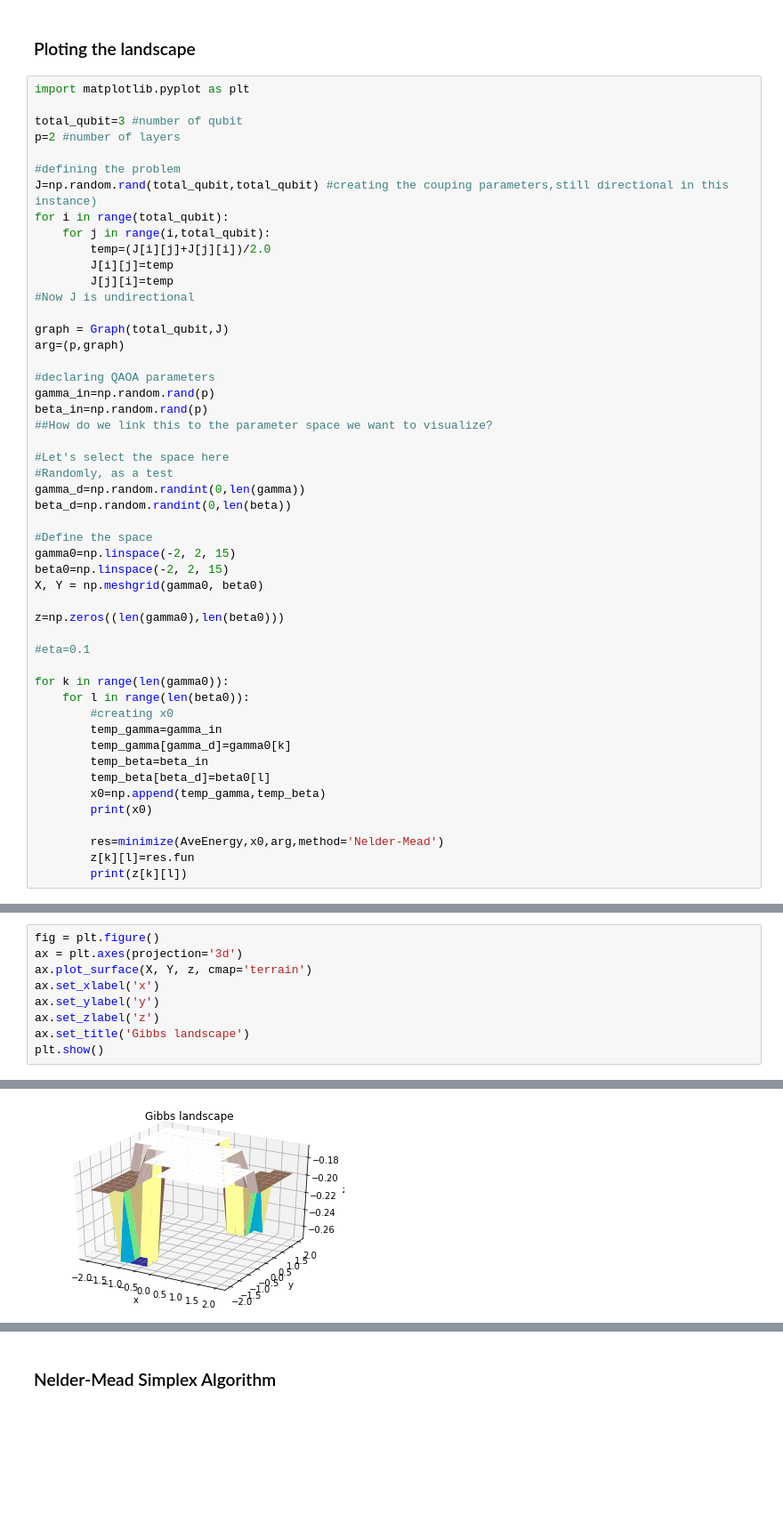
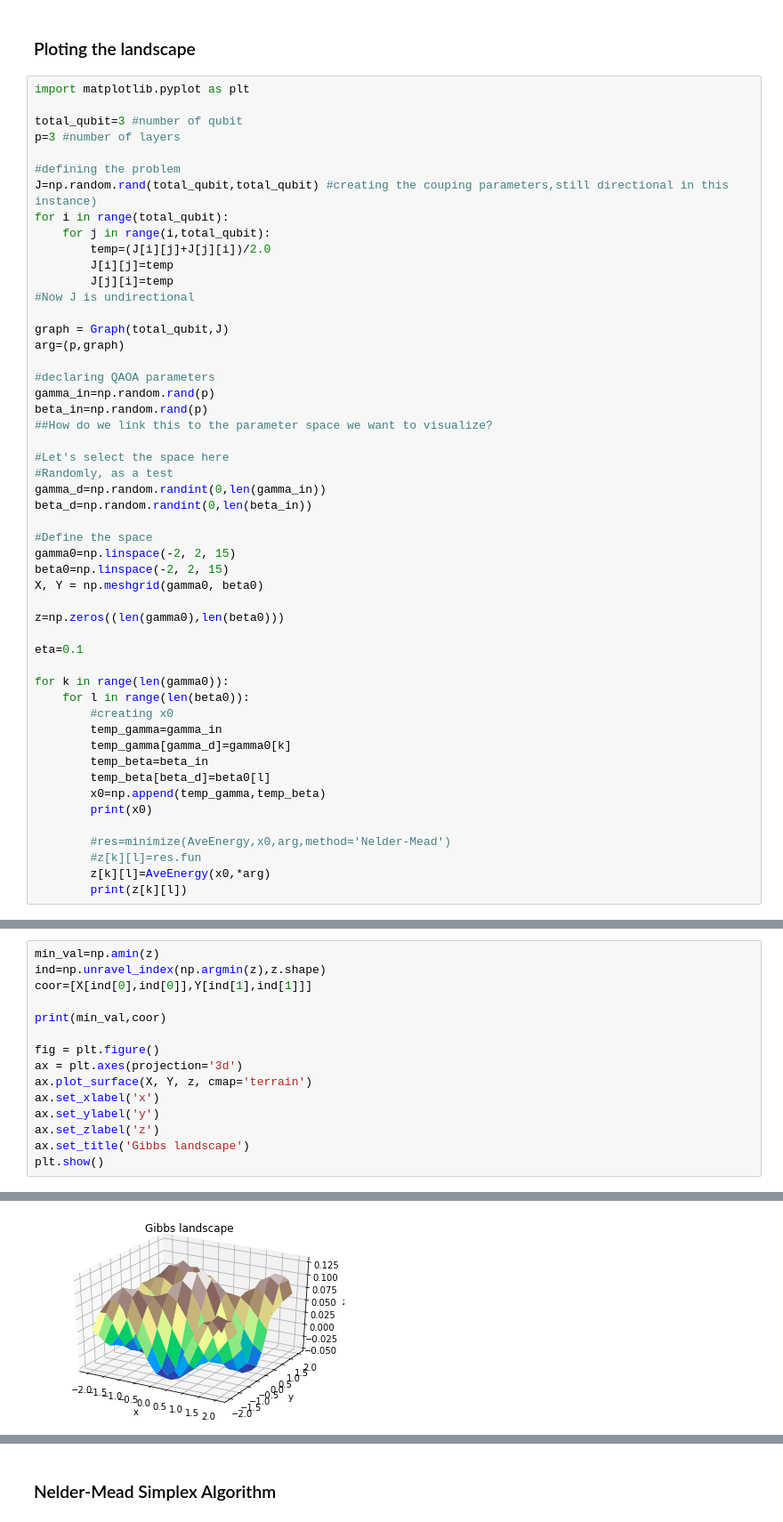
Before and after one commit to PanPalitta/QAOA, a Jupyter notebook: Opt_QAOA.ipynb, the cells around one changed output, grey strips where cells are left out. Shown at 89% size. Cells and saved outputs as stored; diff of their text form; blank space fills up the shorter version.

Commit message:
Fix the function that is visualized

```diff
--- a/Opt_QAOA.ipynb
+++ b/Opt_QAOA.ipynb
@@ -217,7 +217,7 @@ Observations:
 import matplotlib.pyplot as plt
 
 total_qubit=3 #number of qubit
-p=2 #number of layers
+p=3 #number of layers
 
 #defining the problem
 J=np.random.rand(total_qubit,total_qubit) #creating the couping parameters,still directional in this instance)
@@ -238,8 +238,8 @@ beta_in=np.random.rand(p)
 
 #Let's select the space here
 #Randomly, as a test
-gamma_d=np.random.randint(0,len(gamma))
-beta_d=np.random.randint(0,len(beta))
+gamma_d=np.random.randint(0,len(gamma_in))
+beta_d=np.random.randint(0,len(beta_in))
 
 #Define the space
 gamma0=np.linspace(-2, 2, 15)
@@ -248,7 +248,7 @@ X, Y = np.meshgrid(gamma0, beta0)
 
 z=np.zeros((len(gamma0),len(beta0)))
 
-#eta=0.1
+eta=0.1
 
 for k in range(len(gamma0)):
     for l in range(len(beta0)):
@@ -260,7 +260,8 @@ for k in range(len(gamma0)):
         x0=np.append(temp_gamma,temp_beta)
         print(x0)
 
-        res=minimize(AveEnergy,x0,arg,method='Nelder-Mead')
-        z[k][l]=res.fun
+        #res=minimize(AveEnergy,x0,arg,method='Nelder-Mead')
+        #z[k][l]=res.fun
+        z[k][l]=AveEnergy(x0,*arg)
         print(z[k][l])
 # %% [output]
@@ -303,4 +319,10 @@ plt.show()
 # %%
+min_val=np.amin(z)
+ind=np.unravel_index(np.argmin(z),z.shape)
+coor=[X[ind[0],ind[0]],Y[ind[1],ind[1]]]
+
+print(min_val,coor)
+
 fig = plt.figure()
 ax = plt.axes(projection='3d')
 ax.plot_surface(X, Y, z, cmap='terrain')
@@ -313,4 +336,4 @@ plt.show()
-[figure, old version]
+[figure, new version]
 # %%
 fig = plt.figure()
 ax = plt.axes(projection='3d')
```
Also changed, not shown: parts of 5 cells of this notebook.
